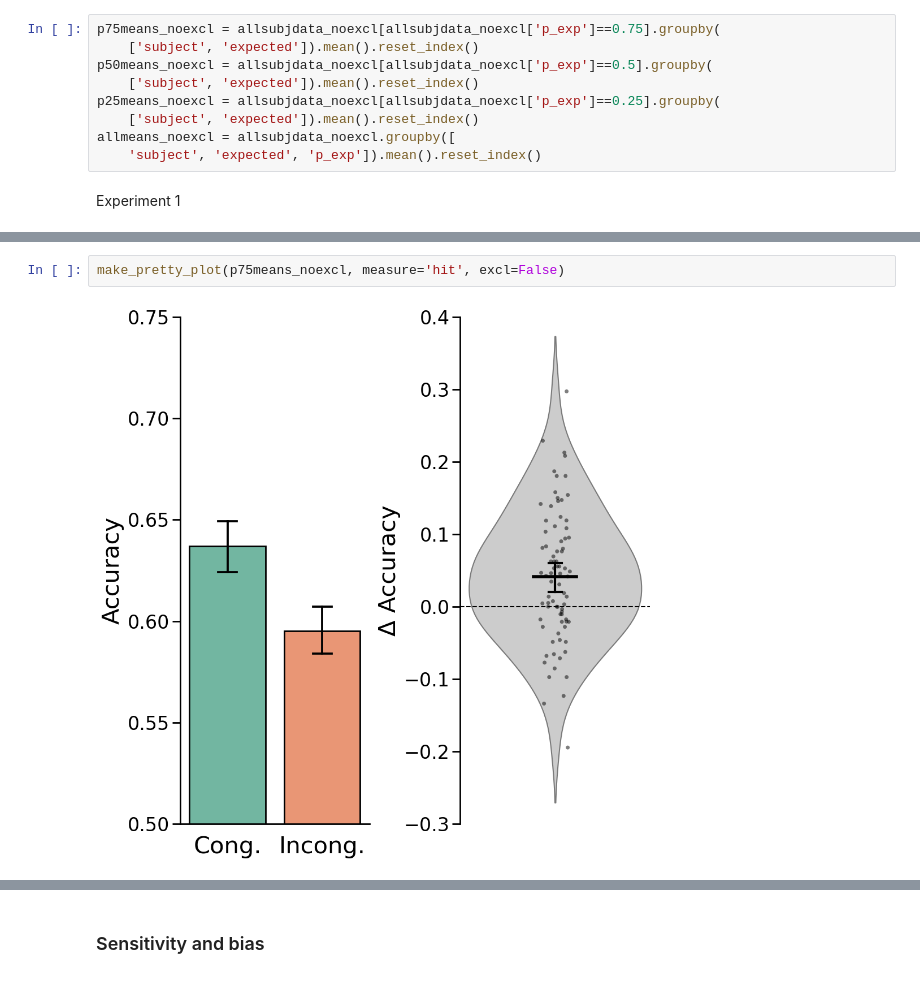
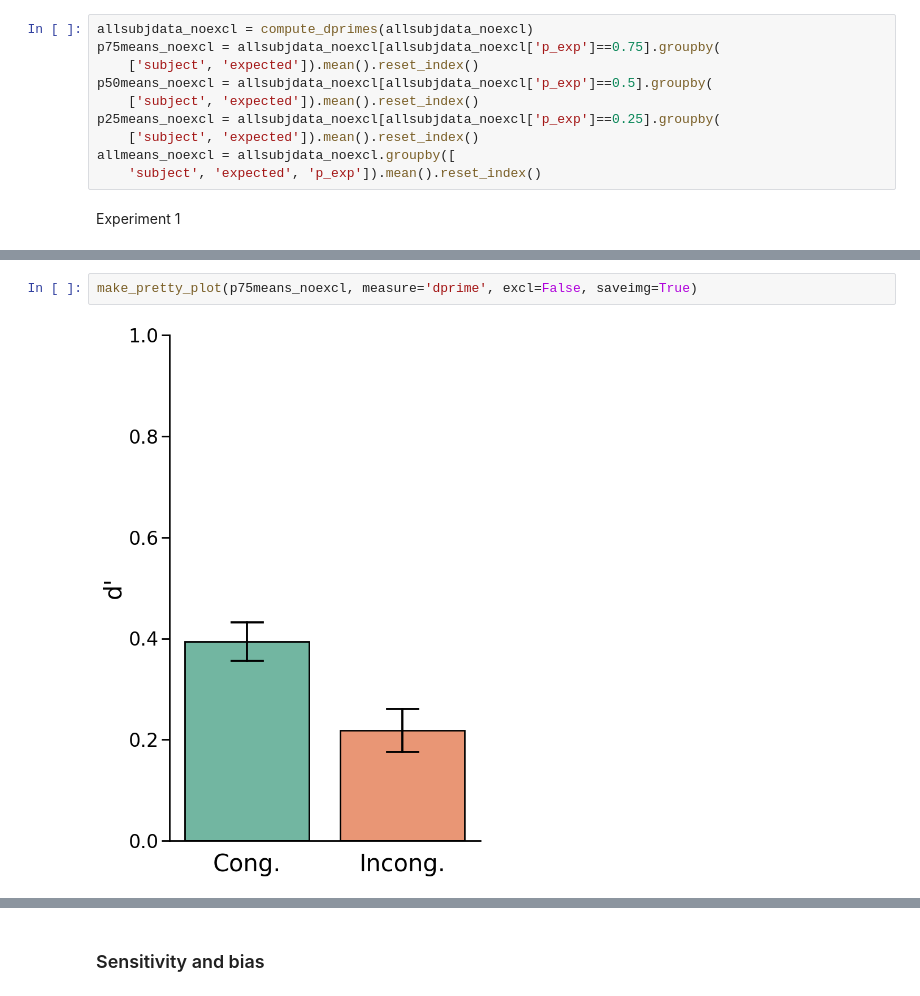
Before and after one commit to GAldegheri/scenecontext-zoom, a Jupyter notebook: analysis/ReadData.ipynb, the cells around one changed output, grey strips where cells are left out. Saved outputs shown, nothing was run; the diff lists cells and outputs as text.

```diff
--- a/analysis/ReadData.ipynb
+++ b/analysis/ReadData.ipynb
@@ -167,6 +352,7 @@ pg.multicomp(pairwisepvals, method='bonf')
 # %% [markdown]
 ### Results without exclusions
 # %%
+allsubjdata_noexcl = compute_dprimes(allsubjdata_noexcl)
 p75means_noexcl = allsubjdata_noexcl[allsubjdata_noexcl['p_exp']==0.75].groupby(
     ['subject', 'expected']).mean().reset_index()
 p50means_noexcl = allsubjdata_noexcl[allsubjdata_noexcl['p_exp']==0.5].groupby(
@@ -194,4 +396,4 @@ pg.ttest(p75means_noexcl[p75means_noexcl['expected']==1].hit,
 # %%
-make_pretty_plot(p75means_noexcl, measure='hit', excl=False)
+make_pretty_plot(p75means_noexcl, measure='dprime', excl=False, saveimg=True)
 # %% [output]
-[figure, old version]
+[figure, new version]
```
Also changed, not shown: parts of 75 cells of this notebook, 3 other files.
